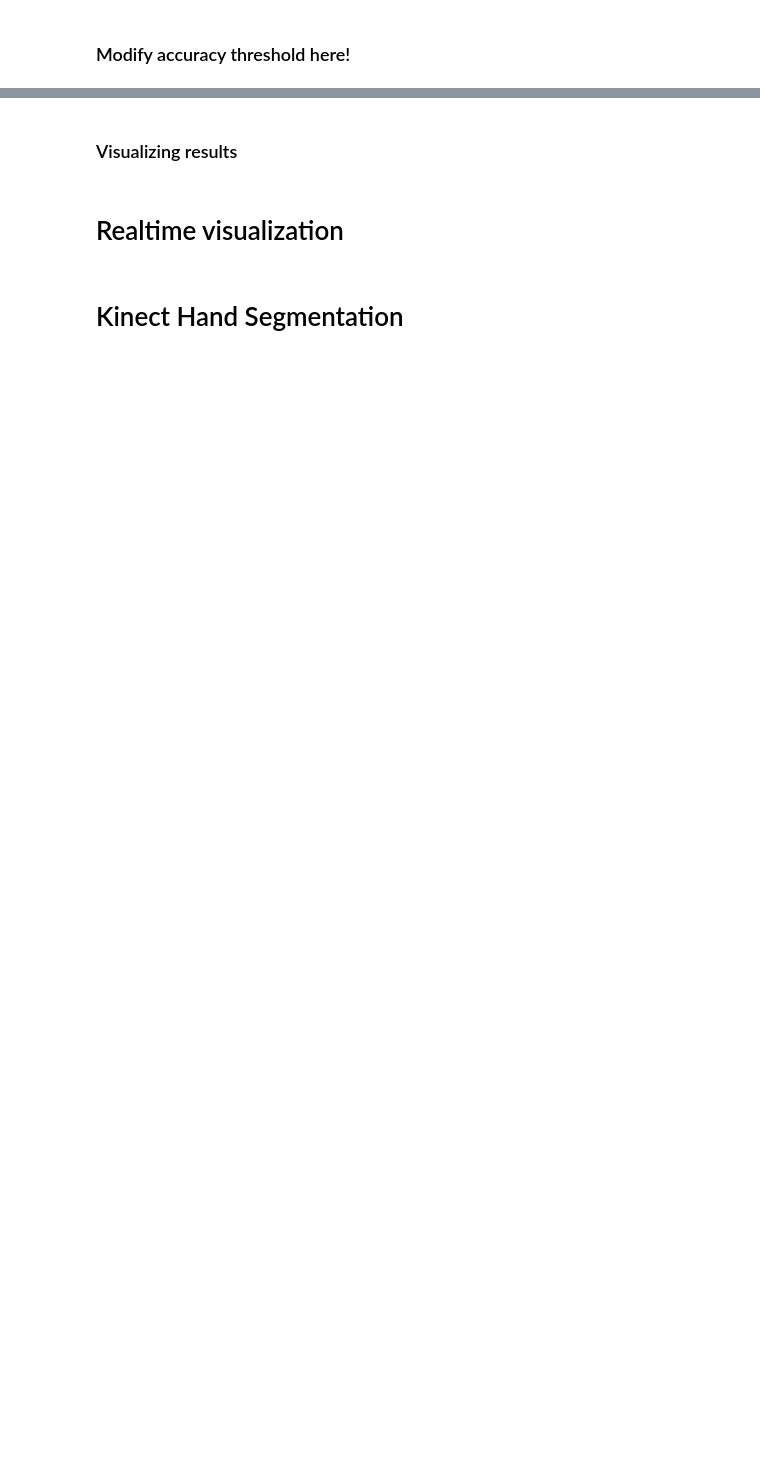
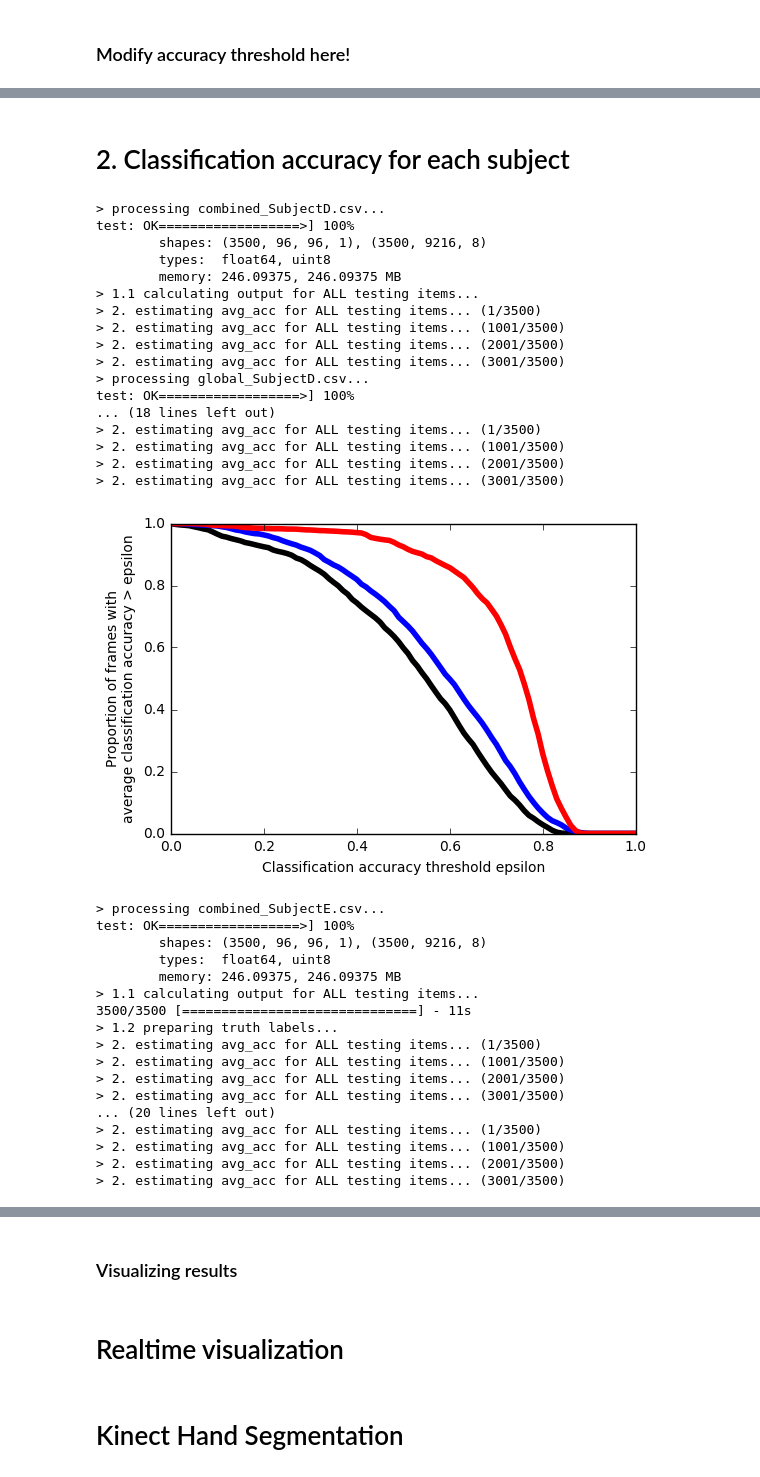
Before and after one commit to nhduong/SegNet, a Jupyter notebook: eight_classes/SegNet_with_adtests_8_classes_original_evaluation_wholedataset_from2classes.ipynb, the cells around one changed output, grey strips where cells are left out. Saved outputs shown, nothing was run; the diff lists cells and outputs as text; code cells hidden in the pictures; blank space fills up the shorter version.

```diff
--- a/eight_classes/SegNet_with_adtests_8_classes_original_evaluation_wholedataset_from2classes.ipynb
+++ b/eight_classes/SegNet_with_adtests_8_classes_original_evaluation_wholedataset_from2classes.ipynb
@@ -792,11 +789,12 @@ done.
 # %% [markdown]
 ### Modify accuracy threshold here!
 # %%
-acc_threshold_int_range = range(0, 101, 1)
-acc_threshold_fl = np.zeros((len(acc_threshold_int_range), 1))
+if SKIP_WHOLE_TESTINGSET_EVAL == 0:
+    acc_threshold_int_range = range(0, 101, 1)
+    acc_threshold_fl = np.zeros((len(acc_threshold_int_range), 1))
 
-thre_indx = 0
-for acc_threshold_int in acc_threshold_int_range:
-    acc_threshold_fl[thre_indx] = float(acc_threshold_int)/100
-    thre_indx += 1
+    thre_indx = 0
+    for acc_threshold_int in acc_threshold_int_range:
+        acc_threshold_fl[thre_indx] = float(acc_threshold_int)/100
+        thre_indx += 1
 # %%
@@ -825,0 +824,2 @@ plt.show()
+# %% [markdown]
+# 2. Classification accuracy for each subject
@@ -825,0 +881,65 @@ plt.show()
+# %%
+if SKIP_WHOLE_TESTINGSET_EVAL == 1:
+    plt_color = ['k', 'b', 'r']
+    data_type = ['combined', 'global', 'poses']
+    subject_name = ['SubjectD', 'SubjectE']
+
+
+    sn_indx = 0
+    for sn in subject_name:
+        plt.figure(sn_indx)
+        dt_indx = 0
+        for dt in data_type:
+            # Load data
+            TEST_CSV = dt + '_' + sn + '.csv'
+            print('> processing %s...' % (TEST_CSV))
+            test_data, test_label = prep_data('test')
+
+            # Evaluate
+            acc_threshold_fl, rate_items_testing = eval_subset(test_data, test_label)
+
+            np.save(dt + '_' + sn + '_rate_items_testing' + '.npy', rate_items_testing)
+            np.save(dt + '_' + sn + '_acc_threshold_fl' + '.npy', acc_threshold_fl)
+
+            plt.plot(acc_threshold_fl, rate_items_testing, plt_color[dt_indx], linewidth=4.0)
+            plt.xlabel('Classification accuracy threshold epsilon')
+            plt.ylabel('Proportion of frames with\naverage classification accuracy > epsilon')
+            dt_indx += 1
+        plt.show()
+        sn_indx += 1
+# %% [output]
+> processing combined_SubjectD.csv...
+test: OK==================>] 100%
+        shapes: (3500, 96, 96, 1), (3500, 9216, 8)
+        types:  float64, uint8
+        memory: 246.09375, 246.09375 MB
+> 1.1 calculating output for ALL testing items...
+> 2. estimating avg_acc for ALL testing items... (1/3500)
+> 2. estimating avg_acc for ALL testing items... (1001/3500)
+> 2. estimating avg_acc for ALL testing items... (2001/3500)
+> 2. estimating avg_acc for ALL testing items... (3001/3500)
+> processing global_SubjectD.csv...
+test: OK==================>] 100%
+... (18 lines left out)
+> 2. estimating avg_acc for ALL testing items... (1/3500)
+> 2. estimating avg_acc for ALL testing items... (1001/3500)
+> 2. estimating avg_acc for ALL testing items... (2001/3500)
+> 2. estimating avg_acc for ALL testing items... (3001/3500)
+[figure, added]
+> processing combined_SubjectE.csv...
+test: OK==================>] 100%
+        shapes: (3500, 96, 96, 1), (3500, 9216, 8)
+        types:  float64, uint8
+        memory: 246.09375, 246.09375 MB
+> 1.1 calculating output for ALL testing items...
+3500/3500 [==============================] - 11s
+> 1.2 preparing truth labels...
+> 2. estimating avg_acc for ALL testing items... (1/3500)
+> 2. estimating avg_acc for ALL testing items... (1001/3500)
+> 2. estimating avg_acc for ALL testing items... (2001/3500)
+> 2. estimating avg_acc for ALL testing items... (3001/3500)
+... (20 lines left out)
+> 2. estimating avg_acc for ALL testing items... (1/3500)
+> 2. estimating avg_acc for ALL testing items... (1001/3500)
+> 2. estimating avg_acc for ALL testing items... (2001/3500)
+> 2. estimating avg_acc for ALL testing items... (3001/3500)
```
Also changed, not shown: parts of 13 cells of this notebook.
